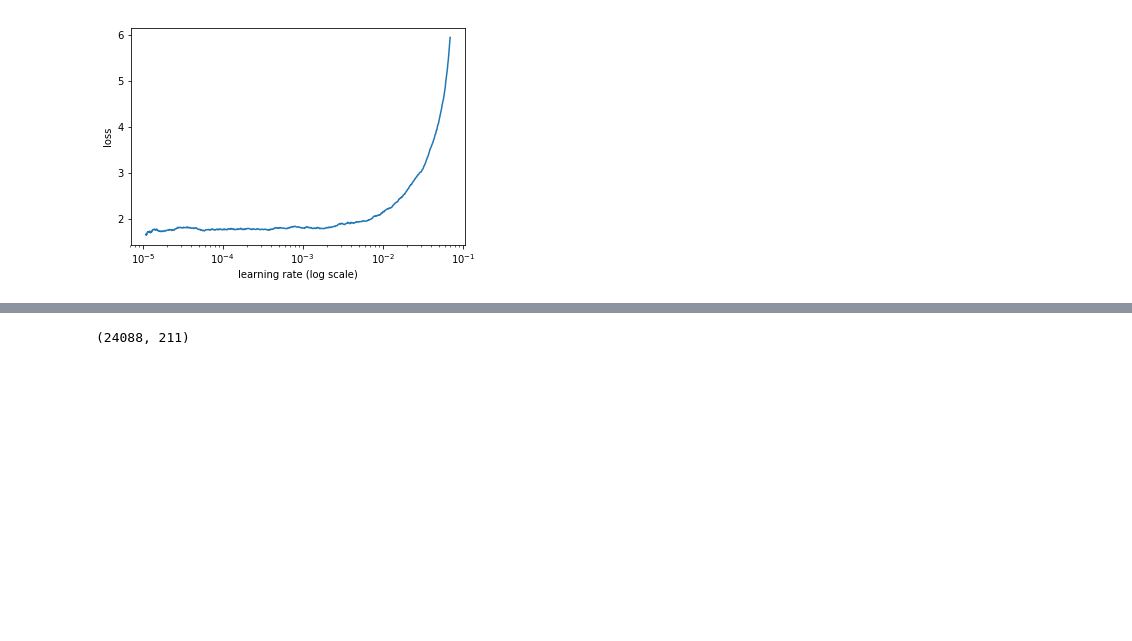
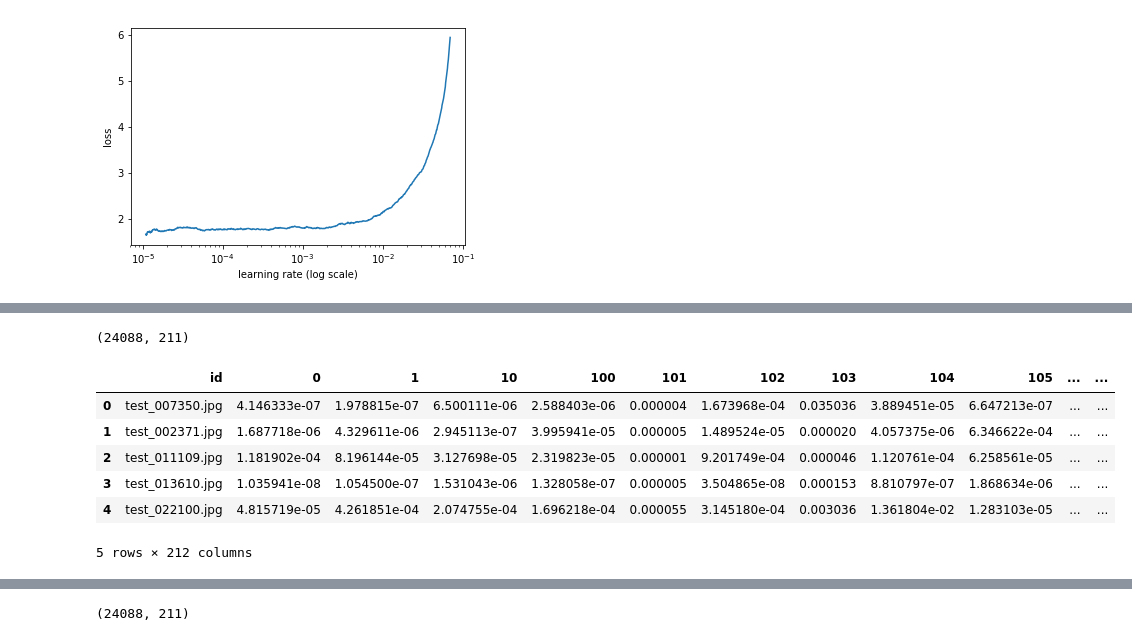
Before and after one commit to TheShadow29/Ifood-challenge-2018, a Jupyter notebook: pyt_code/Accuracy_78.ipynb, the cells around one changed output, grey strips where cells are left out. Cells and saved outputs as stored; diff of their text form; code cells hidden in the pictures; blank space fills up the shorter version.

Commit message:
Testing code should be working now

```diff
--- a/pyt_code/Accuracy_78.ipynb
+++ b/pyt_code/Accuracy_78.ipynb
@@ -327,0 +329,24 @@ epoch      trn_loss   val_loss   accuracy   accuracytop3
+# %%
+# 16_3 Testing1
+log_preds, y = learn.TTA(is_test=True)
+probs = np.exp(log_preds)
+# %%
+#16_3_2 Testing2
+probs_1 = np.mean(probs, axis=0)
+probs_1.shape
+# %% [output]
+(24088, 211)
+# %%
+#16_3_3 Testing3
+sub_ds = pd.DataFrame(probs_1)
+sub_ds.columns = data.classes
+sub_ds.insert(0, 'id', [o[9:] for o in data.test_ds.fnames])
+sub_ds.head()
+# %% [output]
+|  | id | 0 | 1 | 10 | 100 | 101 | 102 | 103 | 104 | 105 | ... | ... |
+| 0 | test_007350.jpg | 4.146333e-07 | 1.978815e-07 | 6.500111e-06 | 2.588403e-06 | 0.000004 | 1.673968e-04 | 0.035036 | 3.889451e-05 | 6.647213e-07 | ... | ... |
+| 1 | test_002371.jpg | 1.687718e-06 | 4.329611e-06 | 2.945113e-07 | 3.995941e-05 | 0.000005 | 1.489524e-05 | 0.000020 | 4.057375e-06 | 6.346622e-04 | ... | ... |
+| 2 | test_011109.jpg | 1.181902e-04 | 8.196144e-05 | 3.127698e-05 | 2.319823e-05 | 0.000001 | 9.201749e-04 | 0.000046 | 1.120761e-04 | 6.258561e-05 | ... | ... |
+| 3 | test_013610.jpg | 1.035941e-08 | 1.054500e-07 | 1.531043e-06 | 1.328058e-07 | 0.000005 | 3.504865e-08 | 0.000153 | 8.810797e-07 | 1.868634e-06 | ... | ... |
+| 4 | test_022100.jpg | 4.815719e-05 | 4.261851e-04 | 2.074755e-04 | 1.696218e-04 | 0.000055 | 3.145180e-04 | 0.003036 | 1.361804e-02 | 1.283103e-05 | ... | ... |
+5 rows × 212 columns
```
Also changed, not shown: parts of 12 cells of this notebook, 1 other file.
